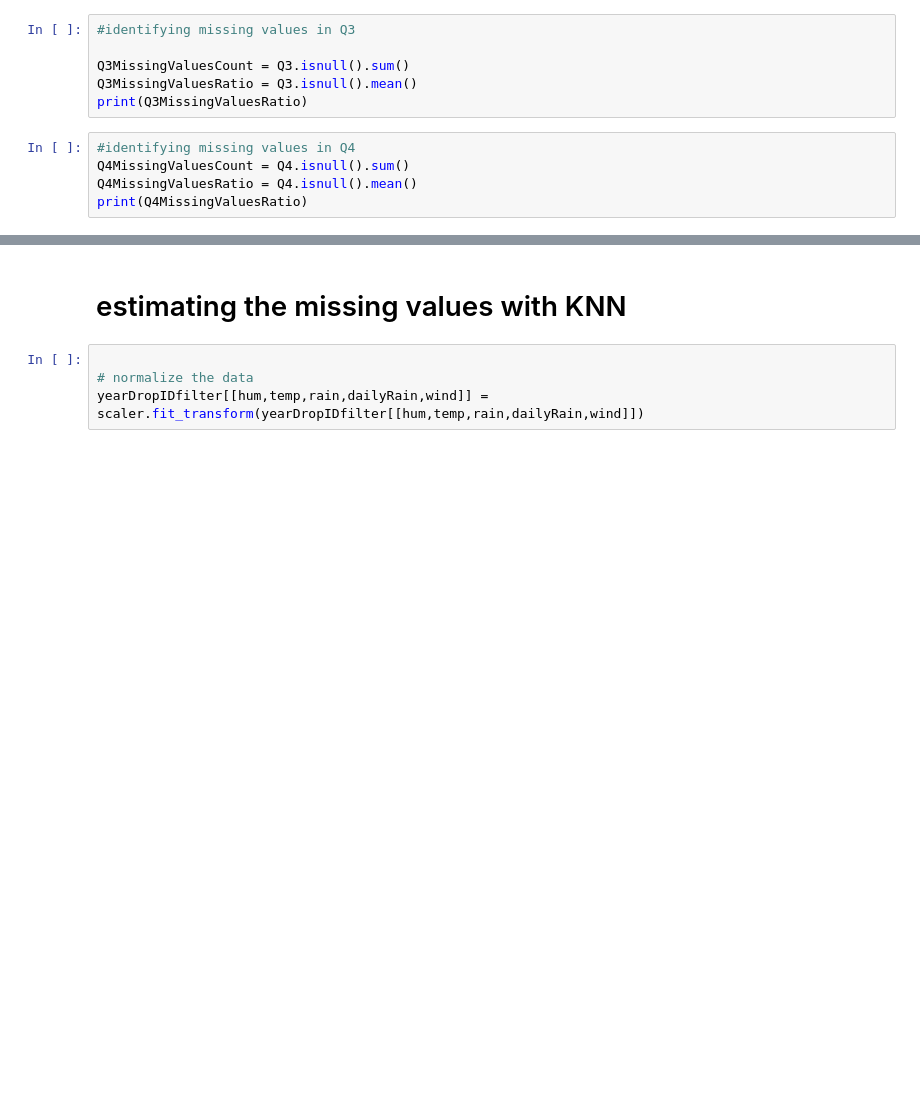
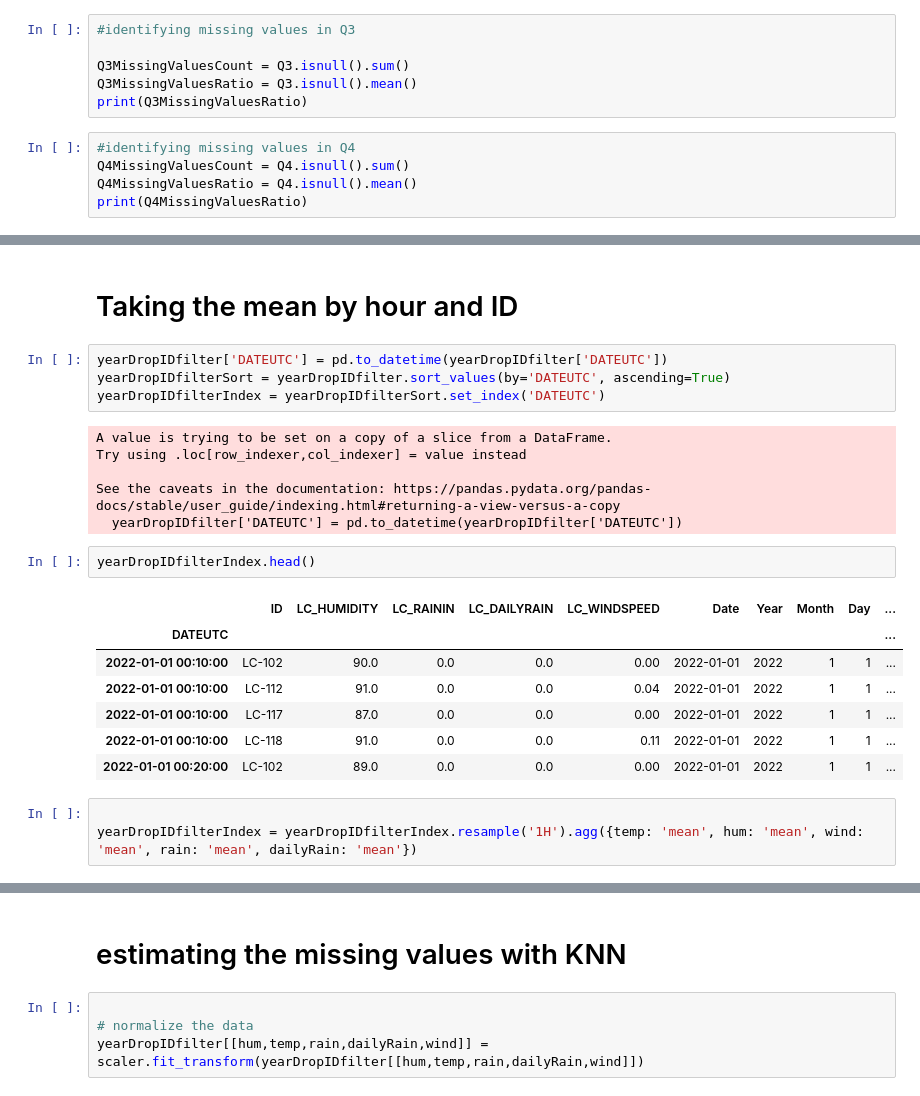
Before and after one commit to joaodpcm/MDA, a Jupyter notebook: DataCleaning.ipynb, the cells around one changed output, grey strips where cells are left out. Cells and saved outputs as stored; diff of their text form; blank space fills up the shorter version.

```diff
--- a/DataCleaning.ipynb
+++ b/DataCleaning.ipynb
@@ -114,0 +147,25 @@ print(yearDropIDfilter['ID'].unique())
+# %% [markdown]
+# Taking the mean by hour and ID
+# %%
+yearDropIDfilter['DATEUTC'] = pd.to_datetime(yearDropIDfilter['DATEUTC'])
+yearDropIDfilterSort = yearDropIDfilter.sort_values(by='DATEUTC', ascending=True)
+yearDropIDfilterIndex = yearDropIDfilterSort.set_index('DATEUTC')
+# %% [output]
+A value is trying to be set on a copy of a slice from a DataFrame.
+Try using .loc[row_indexer,col_indexer] = value instead
+
+See the caveats in the documentation: https://pandas.pydata.org/pandas-docs/stable/user_guide/indexing.html#returning-a-view-versus-a-copy
+  yearDropIDfilter['DATEUTC'] = pd.to_datetime(yearDropIDfilter['DATEUTC'])
+# %%
+yearDropIDfilterIndex.head()
+# %% [output]
+|  | ID | LC_HUMIDITY | LC_RAININ | LC_DAILYRAIN | LC_WINDSPEED | Date | Year | Month | Day | ... |
+| DATEUTC |  |  |  |  |  |  |  |  |  | ... |
+| 2022-01-01 00:10:00 | LC-102 | 90.0 | 0.0 | 0.0 | 0.00 | 2022-01-01 | 2022 | 1 | 1 | ... |
+| 2022-01-01 00:10:00 | LC-112 | 91.0 | 0.0 | 0.0 | 0.04 | 2022-01-01 | 2022 | 1 | 1 | ... |
+| 2022-01-01 00:10:00 | LC-117 | 87.0 | 0.0 | 0.0 | 0.00 | 2022-01-01 | 2022 | 1 | 1 | ... |
+| 2022-01-01 00:10:00 | LC-118 | 91.0 | 0.0 | 0.0 | 0.11 | 2022-01-01 | 2022 | 1 | 1 | ... |
+| 2022-01-01 00:20:00 | LC-102 | 89.0 | 0.0 | 0.0 | 0.00 | 2022-01-01 | 2022 | 1 | 1 | ... |
+# %%
+
+yearDropIDfilterIndex = yearDropIDfilterIndex.resample('1H').agg({temp: 'mean', hum: 'mean', wind: 'mean', rain: 'mean', dailyRain: 'mean'})
```
Also changed, not shown: parts of 8 cells of this notebook, 1 other file.
